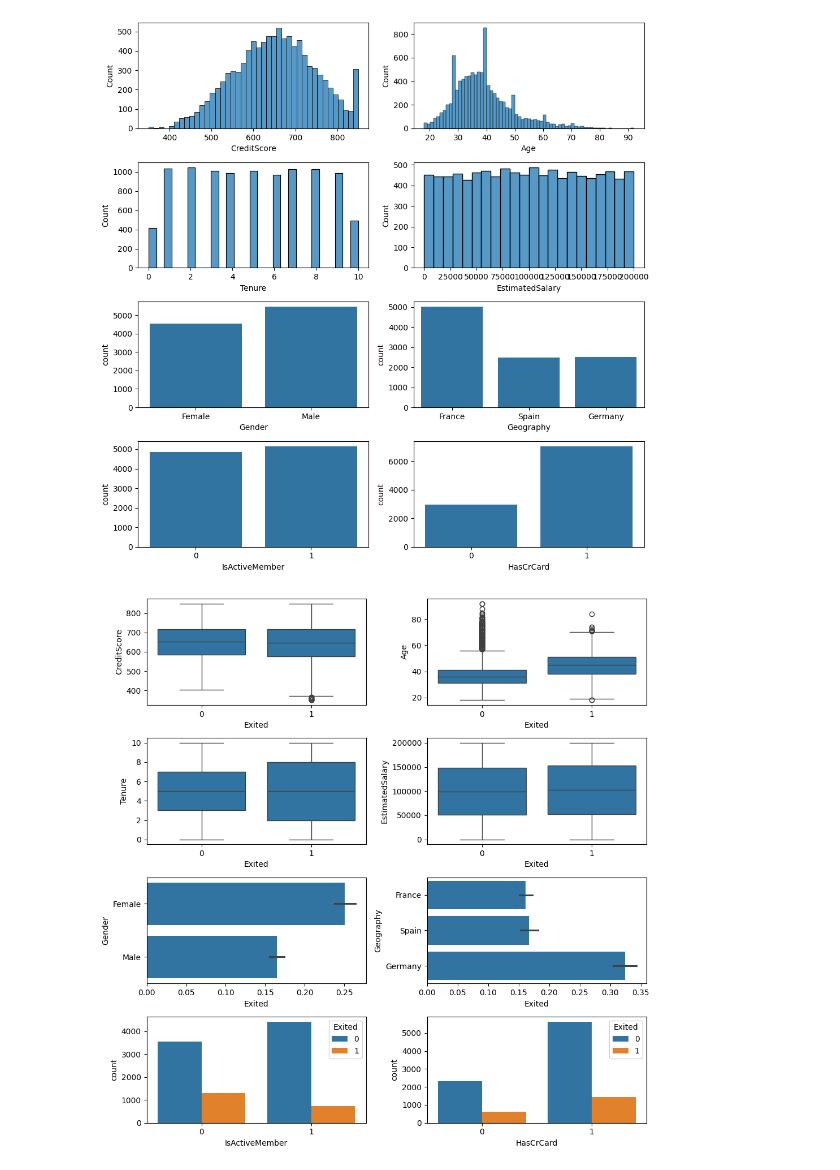
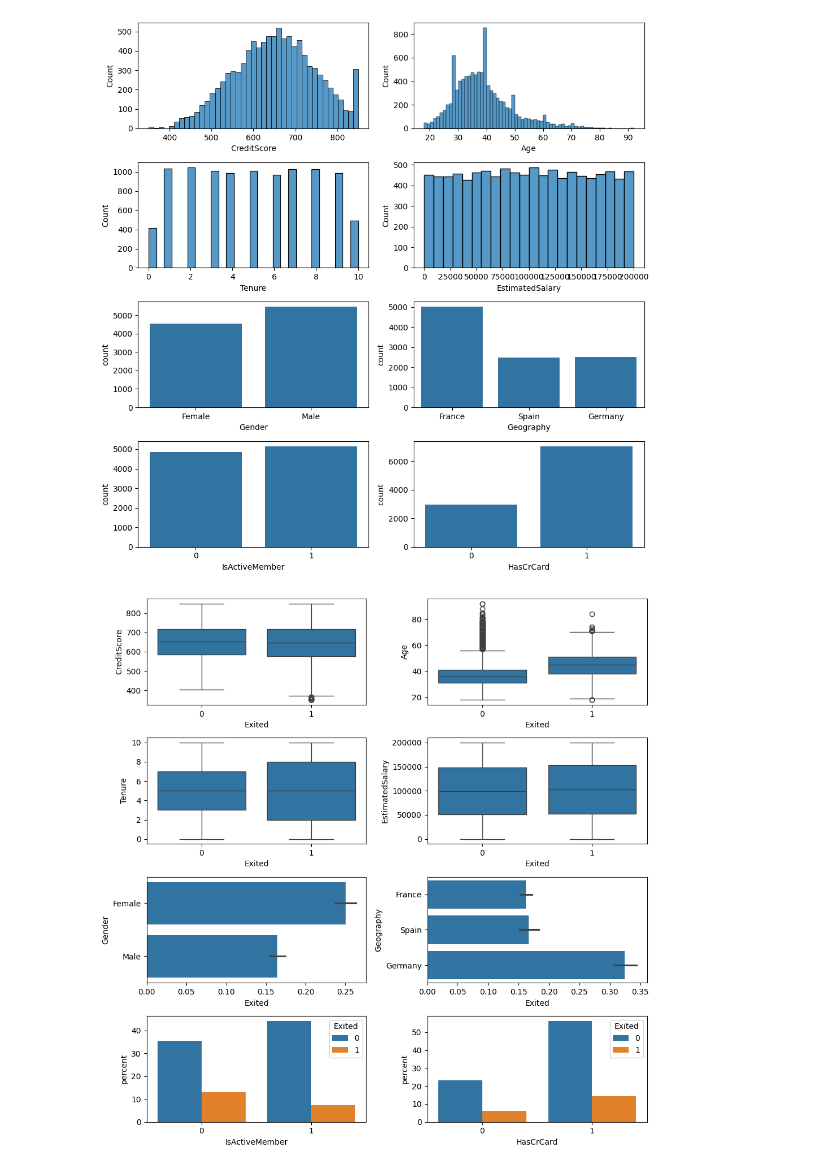
Before and after one commit to mlbvncs/Churn_Modelling_Data_Analysis, a Jupyter notebook: notebooks/eda.ipynb, the cells around one changed output. Cells and saved outputs as stored; diff of their text form; code cells hidden in the pictures.

```diff
--- a/notebooks/eda.ipynb
+++ b/notebooks/eda.ipynb
@@ -112,21 +112,21 @@ plt.tight_layout()
 # %%
 #Análise bivariada
 #Definindo o tamanho da figura (largura, altura)
 plt.figure(figsize=(10, 10))
 
 #Plotando  e  para colunas-chave
 cols = ['CreditScore', 'Age', 'Tenure', 'EstimatedSalary', 'Gender', 'Geography', 'IsActiveMember', 'HasCrCard']
 for i in range(8):
     #Criando uma grade de 2 linhas e 2 colunas
     plt.subplot(4, 2, i+1)
     if i<=3:
         sns.boxplot(x='Exited', y=cols[i], data=df)
     elif i>=4 and i<=5:
         sns.barplot(x='Exited', y=cols[i], data=df)
     else:
-        sns.countplot(x=cols[i], hue='Exited', data=df)
+        sns.countplot(x=cols[i], hue='Exited', data=df, stat='percent')
 
 #Ajustando o espaçamento para os títulos não baterem nos eixos
 plt.tight_layout()
 # %% [output]
-[figure, old version]
+[figure, new version]
```
Also changed, not shown: 1 other file.
